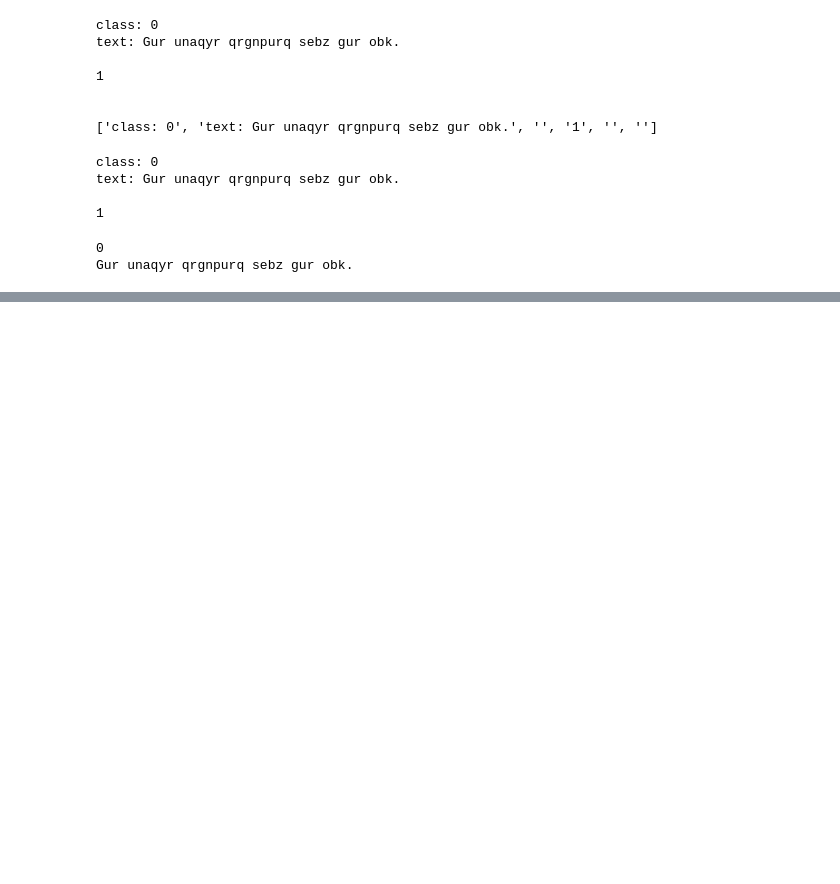
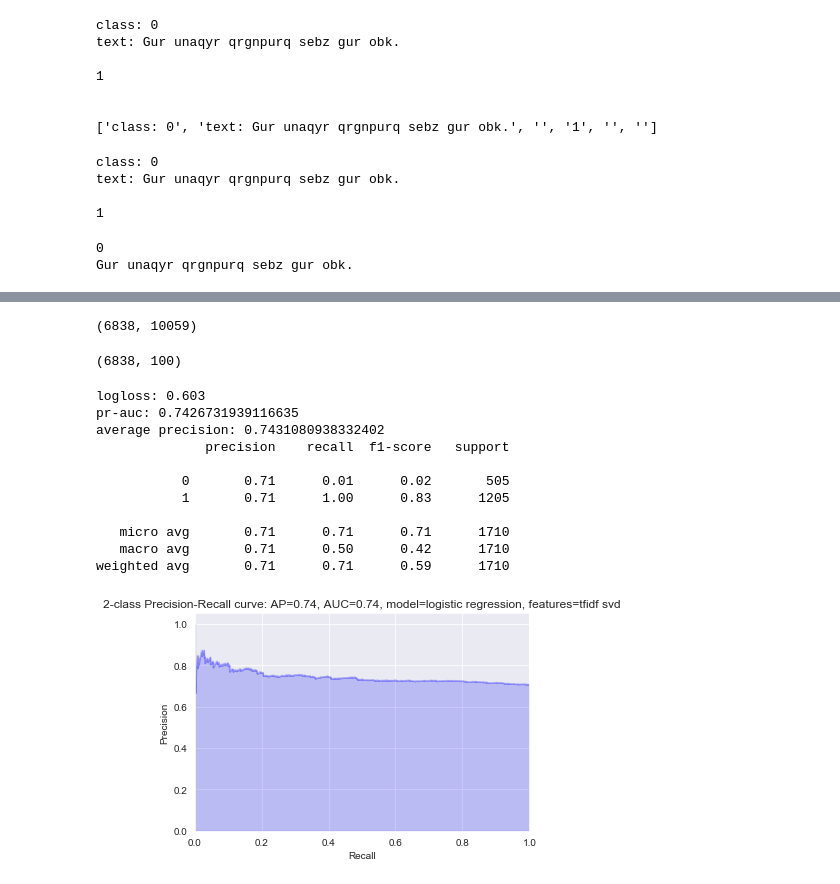
Before and after one commit to ck-unifr/marketlogic, a Jupyter notebook: marketlogic.ipynb, the cells around one changed output, grey strips where cells are left out. Cells and saved outputs as stored; diff of their text form; code cells hidden in the pictures; blank space fills up the shorter version.

```diff
--- a/marketlogic.ipynb
+++ b/marketlogic.ipynb
@@ -159,0 +455,35 @@ df_pdf.head()
+# %%
+svd = decomposition.TruncatedSVD(n_components=100)
+svd.fit(xtrain_tfv)
+xtrain_svd = svd.transform(xtrain_tfv)
+xvalid_svd = svd.transform(xvalid_tfv)
+# %%
+xtrain_tfv.shape
+# %% [output]
+(6838, 10059)
+# %%
+xtrain_svd.shape
+# %% [output]
+(6838, 100)
+# %%
+# Fitting a simple Logistic Regression on TFIDF
+clf = LogisticRegression()
+clf.fit(xtrain_svd, ytrain)
+
+predictions = clf.predict_proba(xvalid_svd)
+ypred = clf.predict(xvalid_svd)
+# %%
+show_performance(yvalid, predictions, ypred, 'logistic regression', 'tfidf svd')
+# %% [output]
+logloss: 0.603
+pr-auc: 0.7426731939116635
+average precision: 0.7431080938332402
+              precision    recall  f1-score   support
+
+           0       0.71      0.01      0.02       505
+           1       0.71      1.00      0.83      1205
+
+   micro avg       0.71      0.71      0.71      1710
+   macro avg       0.71      0.50      0.42      1710
+weighted avg       0.71      0.71      0.59      1710
+[figure, added]
```
Also changed, not shown: parts of 31 cells of this notebook.
